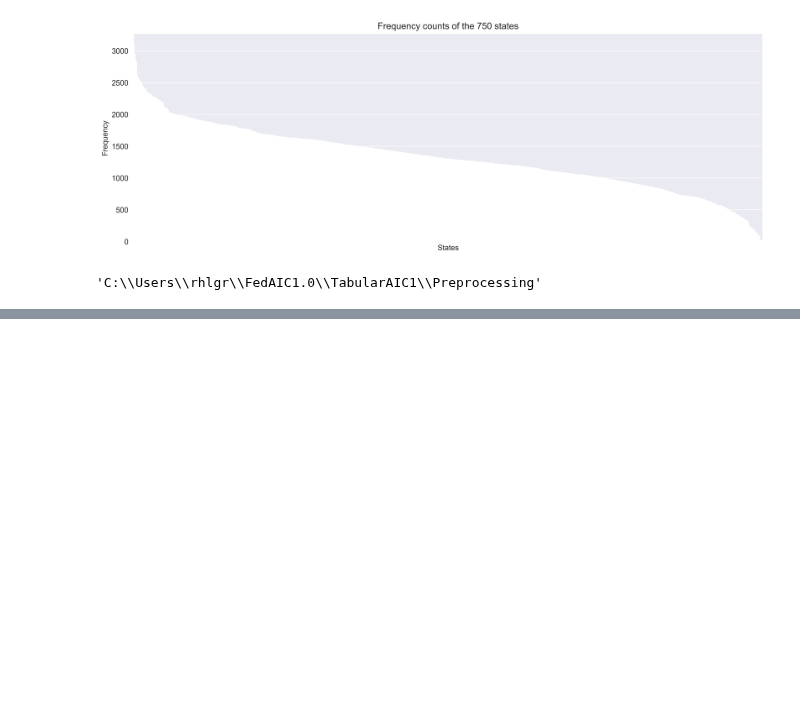
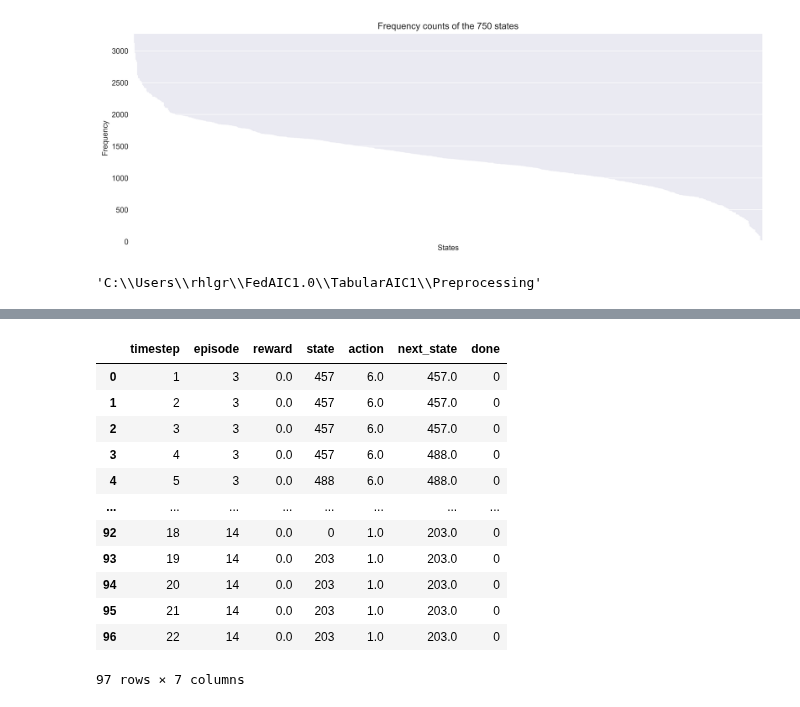
Before and after one commit to Rahul-D-George/FedAIC1.0, a Jupyter notebook: TabularAIC1/Preprocessing/MIMIC_26129_Preprocessing.ipynb, the cells around one changed output, grey strips where cells are left out. Saved outputs shown, nothing was run; the diff lists cells and outputs as text; code cells hidden in the pictures; blank space fills up the shorter version.

```diff
--- a/TabularAIC1/Preprocessing/MIMIC_26129_Preprocessing.ipynb
+++ b/TabularAIC1/Preprocessing/MIMIC_26129_Preprocessing.ipynb
@@ -289,0 +322,22 @@ pwd
+# %%
+terminal_indices = df.index[df['done'] == 1].tolist()
+for idx in terminal_indices:
+    df.loc[idx - 1, 'reward'] = df.loc[idx, 'reward']
+    df.loc[idx - 1, 'done'] = df.loc[idx, 'done']
+df = df.drop(terminal_indices).reset_index(drop=True)
+df.head(100).to_csv('df_collapsed_terminals.csv')
+df.head(100)
+# %% [output]
+|  | timestep | episode | reward | state | action | next_state | done |
+| 0 | 1 | 3 | 0.0 | 457 | 6.0 | 457.0 | 0 |
+| 1 | 2 | 3 | 0.0 | 457 | 6.0 | 457.0 | 0 |
+| 2 | 3 | 3 | 0.0 | 457 | 6.0 | 457.0 | 0 |
+| 3 | 4 | 3 | 0.0 | 457 | 6.0 | 488.0 | 0 |
+| 4 | 5 | 3 | 0.0 | 488 | 6.0 | 488.0 | 0 |
+| ... | ... | ... | ... | ... | ... | ... | ... |
+| 92 | 18 | 14 | 0.0 | 0 | 1.0 | 203.0 | 0 |
+| 93 | 19 | 14 | 0.0 | 203 | 1.0 | 203.0 | 0 |
+| 94 | 20 | 14 | 0.0 | 203 | 1.0 | 203.0 | 0 |
+| 95 | 21 | 14 | 0.0 | 203 | 1.0 | 203.0 | 0 |
+| 96 | 22 | 14 | 0.0 | 203 | 1.0 | 203.0 | 0 |
+97 rows × 7 columns
```
Also changed, not shown: parts of 5 cells of this notebook, 5 other files.
